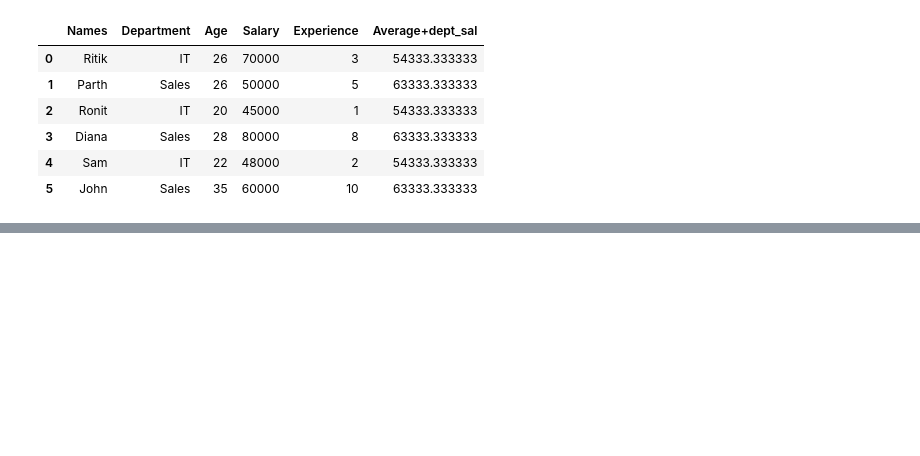
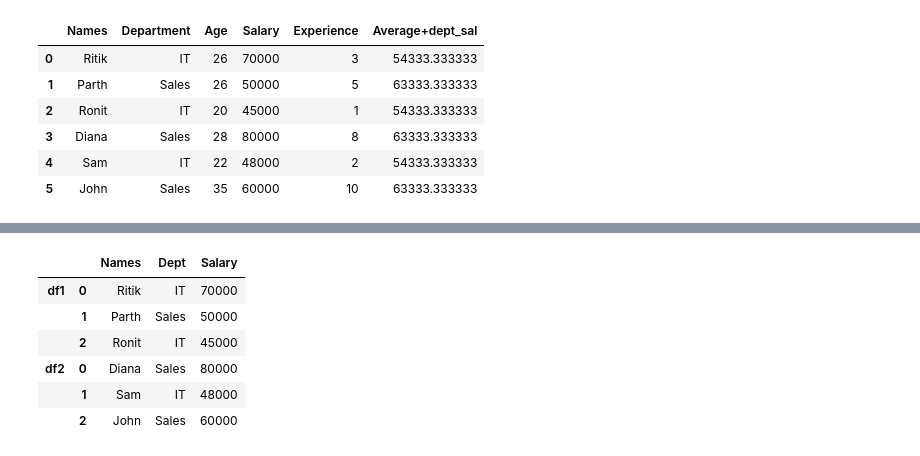
Before and after one commit to RitikSareen/AIPractice, a Jupyter notebook: pandas/basicPandas.ipynb, the cells around one changed output, grey strips where cells are left out. Drawn from its saved outputs; the diff is of its cells as text; code cells hidden in the pictures; blank space fills up the shorter version.

Commit message:
Practice for the concat

```diff
--- a/pandas/basicPandas.ipynb
+++ b/pandas/basicPandas.ipynb
@@ -386,3 +386,8 @@ df
 | 3 | Diana | Sales | 28 | 80000 | 8 | 63333.333333 |
 | 4 | Sam | IT | 22 | 48000 | 2 | 54333.333333 |
 | 5 | John | Sales | 35 | 60000 | 10 | 63333.333333 |
+# %%
+df1= pd.DataFrame({"Names":["Ritik","Parth","Ronit"], "Dept":["IT","Sales","IT"], "Salary":[70000,50000,45000]})
+df2= pd.DataFrame({"Names":["Diana","Sam","John"], "Dept":["Sales","IT","Sales"], "Salary":[80000,48000,60000]})
+df3= pd.DataFrame({"Names":["Ritik","Parth","Ronit"], "Bonus":[7000,5000,4500], "Rating":[4.5,3.8,4.1]})
+df1
@@ -388,0 +440,11 @@ df
+# %%
+result = pd.concat([df1, df2], keys=['df1', 'df2'])
+result
+# %% [output]
+|  |  | Names | Dept | Salary |
+| df1 | 0 | Ritik | IT | 70000 |
+|  | 1 | Parth | Sales | 50000 |
+|  | 2 | Ronit | IT | 45000 |
+| df2 | 0 | Diana | Sales | 80000 |
+|  | 1 | Sam | IT | 48000 |
+|  | 2 | John | Sales | 60000 |
```
Also changed, not shown: parts of 7 cells of this notebook.
